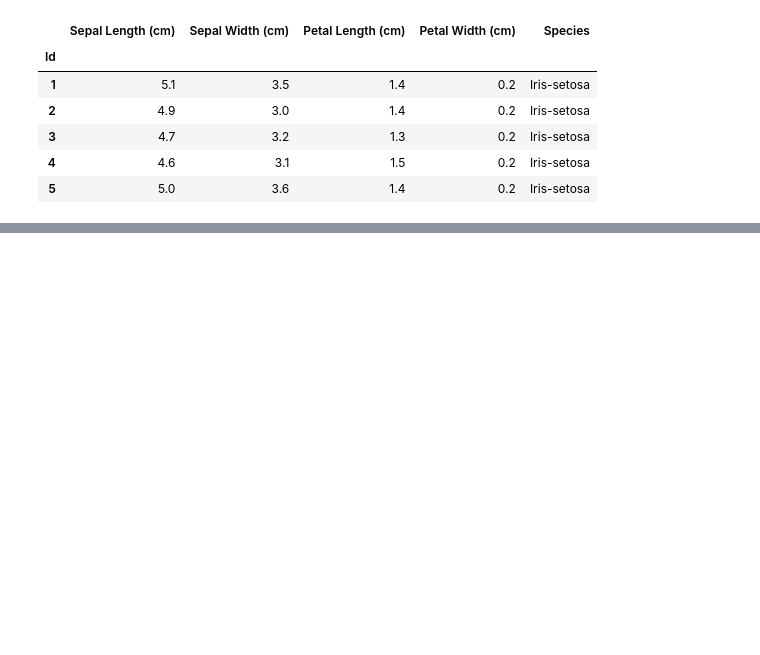
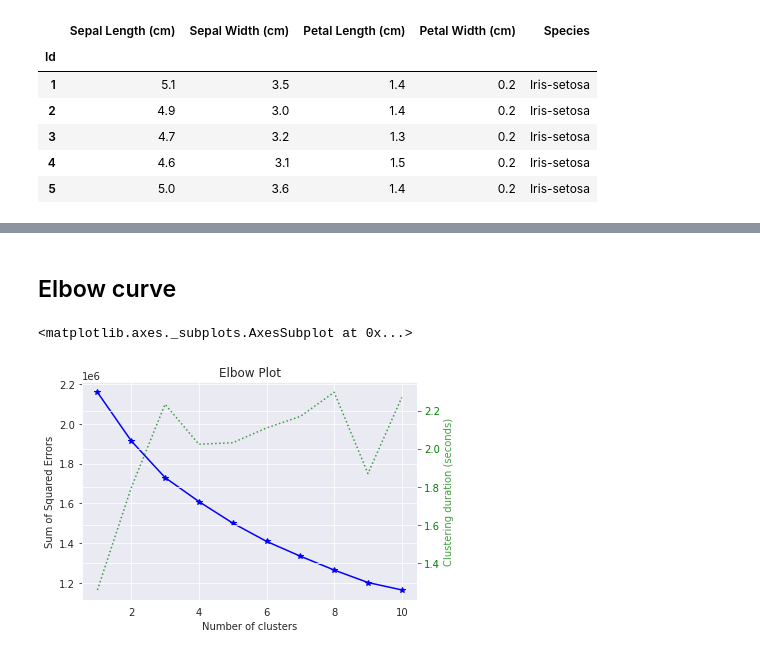
Before and after one commit to gillouche/exploratory-data-analysis, a Jupyter notebook: notebooks/003. data visualization.ipynb, the cells around one changed output, grey strips where cells are left out. Saved outputs shown, nothing was run; the diff lists cells and outputs as text; code cells hidden in the pictures; blank space fills up the shorter version.

```diff
--- a/notebooks/003. data visualization.ipynb
+++ b/notebooks/003. data visualization.ipynb
@@ -191,0 +232,9 @@ sns.jointplot(x=data['Petal Length (cm)'], y=data['Sepal Width (cm)'], kind="kde
+# %% [markdown]
+## Elbow curve
+# %%
+X, y = load_data(return_X_y=True)
+kmeans = KMeans(random_state=1)
+skplt.cluster.plot_elbow_curve(kmeans, X, cluster_ranges=range(1, 11))
+# %% [output]
+<matplotlib.axes._subplots.AxesSubplot at 0x...>
+[figure, added]
```
Also changed, not shown: parts of 18 cells of this notebook, 21 other files.
